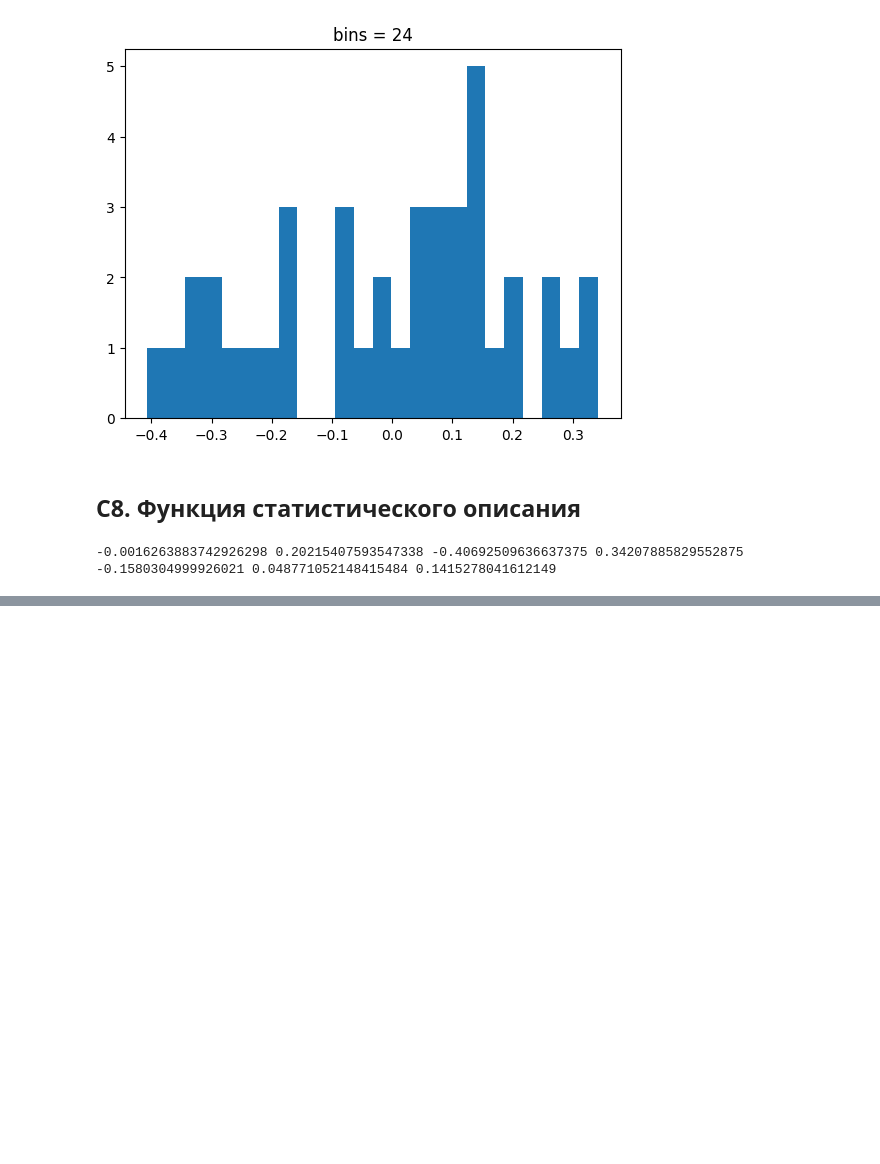
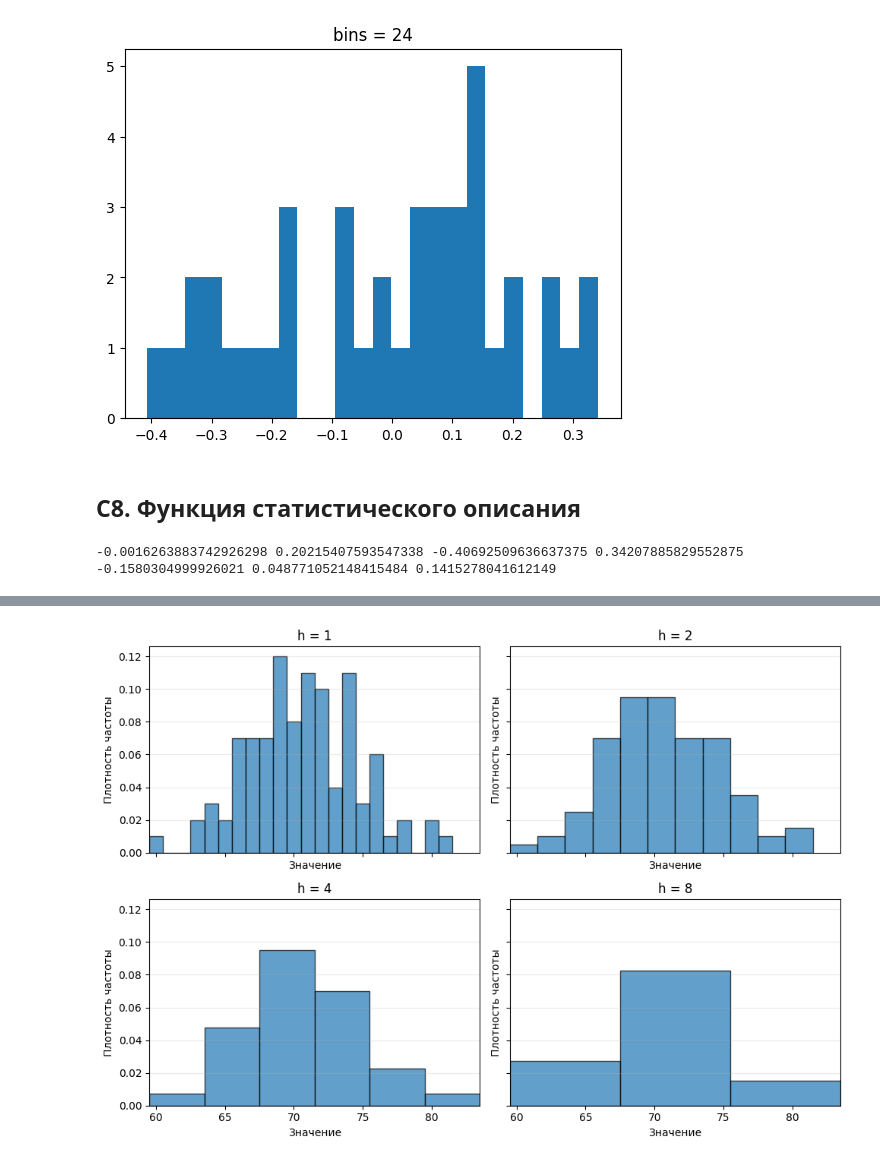
Before and after one commit to forgamesnsr-code/Computer-graphics, a Jupyter notebook: Лабораторные задания/lab03_functions_noise.ipynb, the cells around one changed output, grey strips where cells are left out. Drawn from its saved outputs; the diff is of its cells as text; code cells hidden in the pictures; blank space fills up the shorter version.

```diff
--- a/Лабораторные задания/lab03_functions_noise.ipynb
+++ b/Лабораторные задания/lab03_functions_noise.ipynb
@@ -139,0 +170,11 @@ print(mean_v, std_v, min_v, max_v, q25, q50, q75)
+# %%
+data = [1, 1.5, 1.75, 2, 2.2, 3.1] # исходный список дробных чисел
+
+def simple_count(data, h, start=0): # функция подсчета частот: data — данные, h — ширина интервала, start — начало
+    freqs = [0] * (int(max(data) / h) + 1) # создаем список нулей (корзин) нужной длины, чтобы покрыть максимум
+    for item in data: # проходим по каждому числу из списка
+        freqs[int((item - start) / h)] += 1 # вычисляем номер интервала и увеличиваем счетчик на 1
+    return freqs # возвращаем готовый список частот
+
+print("h = 1:", simple_count(data, 1)) # выводим частоты для ширины интервала 1 (ожидаем [0, 3, 2, 1])
+print("h = 1.5:", simple_count(data, 1.5)) # выводим частоты для ширины интервала 1.5 (ожидаем [1, 4, 1])
@@ -139,0 +238,6 @@ print(mean_v, std_v, min_v, max_v, q25, q50, q75)
+# %%
+# Проверяем, что сумма частот равна длине выборки
+for h in [0.5, 1, 1.5, 2.0]: # запускаем цикл по разным значениям ширины интервала
+    f = count_intervals(d1, h) # вызываем функцию подсчета частот для набора d1 с текущим шагом h
+    assert sum(f) == len(d1), f"Ошибка для h={h}" # проверяем, что сумма всех частот равна количеству элементов (иначе вызовет ошибку)
+    print(f"h={h}: частоты={f}, сумма={sum(f)} (длина={len(d1)})") # выводим шаг, список частот, их сумму и длину массива
@@ -139,0 +255,31 @@ print(mean_v, std_v, min_v, max_v, q25, q50, q75)
+# %%
+data_t5 = [ # исходная выборка из 100 чисел
+    65, 71, 67, 73, 68, 68, 72, 68, 67, 68, 65, 71, 70, 69, 66, 76, 71, 63, 77, 81,
+    74, 69, 69, 66, 71, 69, 73, 74, 80, 69, 67, 74, 67, 74, 60, 70, 66, 70, 68, 64,
+    73, 75, 74, 72, 80, 72, 69, 69, 71, 70, 71, 70, 72, 76, 72, 73, 64, 74, 71, 76,
+    74, 78, 66, 75, 72, 69, 67, 63, 67, 70, 71, 66, 66, 72, 66, 71, 71, 68, 72, 69,
+    70, 69, 74, 72, 69, 74, 70, 74, 72, 76, 76, 74, 69, 64, 75, 71, 76, 67, 68, 78,
+]
+
+start = 59.5 # начало сетки интервалов
+n = len(data_t5) # количество элементов в выборке (100)
+fig, axes = plt.subplots(2, 2, figsize=(10, 7), sharex=True, sharey=True) # создаем сетку графиков 2х2 с общими осями
+
+for ax, h in zip(axes.flat, [1, 2, 4, 8]): # проходим по всем 4 графикам и ширинам интервалов
+    freqs = count_intervals(data_t5, h, start) # считаем частоты для текущей ширины
+    assert sum(freqs) == n # проверяем, что сумма частот равна объему выборки
+
+    left_edges = [start + j * h for j in range(len(freqs))] # вычисляем левые границы для каждого столбца
+    heights = [count / (n * h) for count in freqs] # вычисляем высоты (плотность частоты по формуле n_i / (n*h))
+
+    ax.bar(left_edges, heights, width=h, align='edge', edgecolor='black', alpha=0.7) # рисуем столбцы гистограммы
+    ax.set_title(f'h = {h}') # подписываем заголовок графика
+    ax.set_xlabel('Значение') # подпись оси X
+    ax.set_ylabel('Плотность частоты') # подпись оси Y
+    ax.set_xlim(59.5, 83.5) # фиксируем одинаковые пределы оси X для всех графиков
+    ax.grid(axis='y', alpha=0.25) # включаем сетку по оси Y
+
+fig.tight_layout() # автоматически выравниваем отступы между графиками
+plt.show() # показываем все графики на экране
+# %% [output]
+[figure, added]
```
Also changed, not shown: parts of 21 cells of this notebook, 12 other files.
